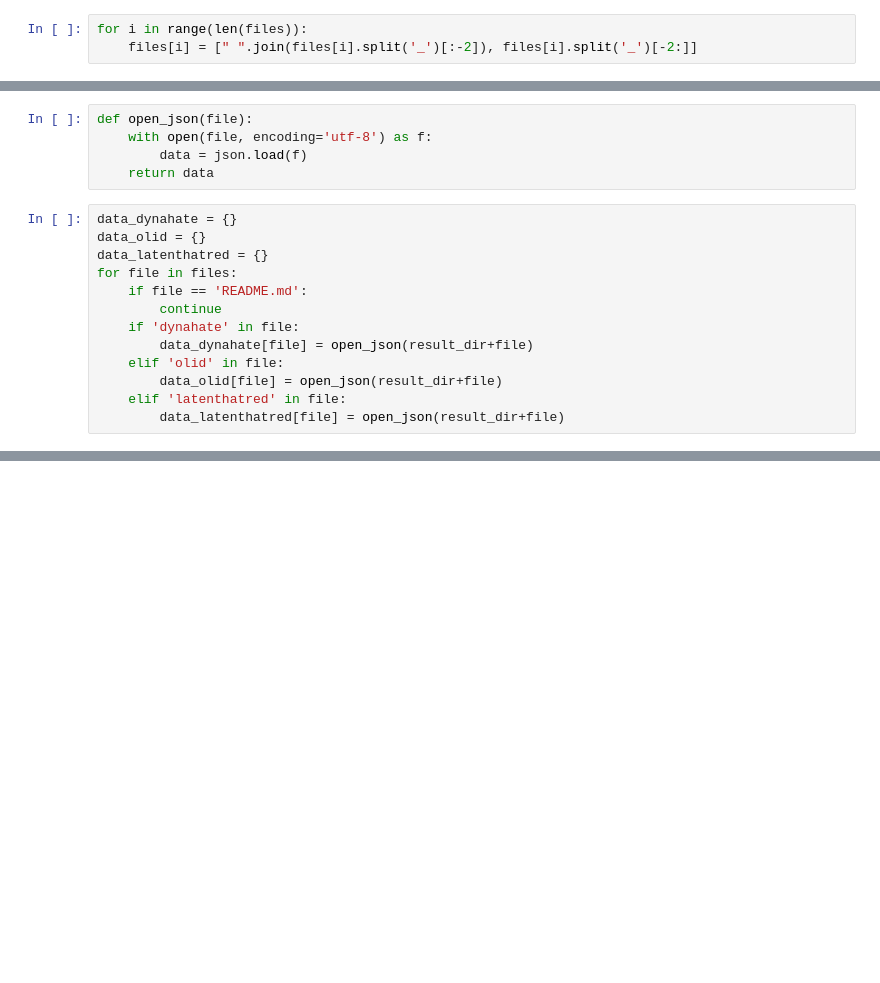
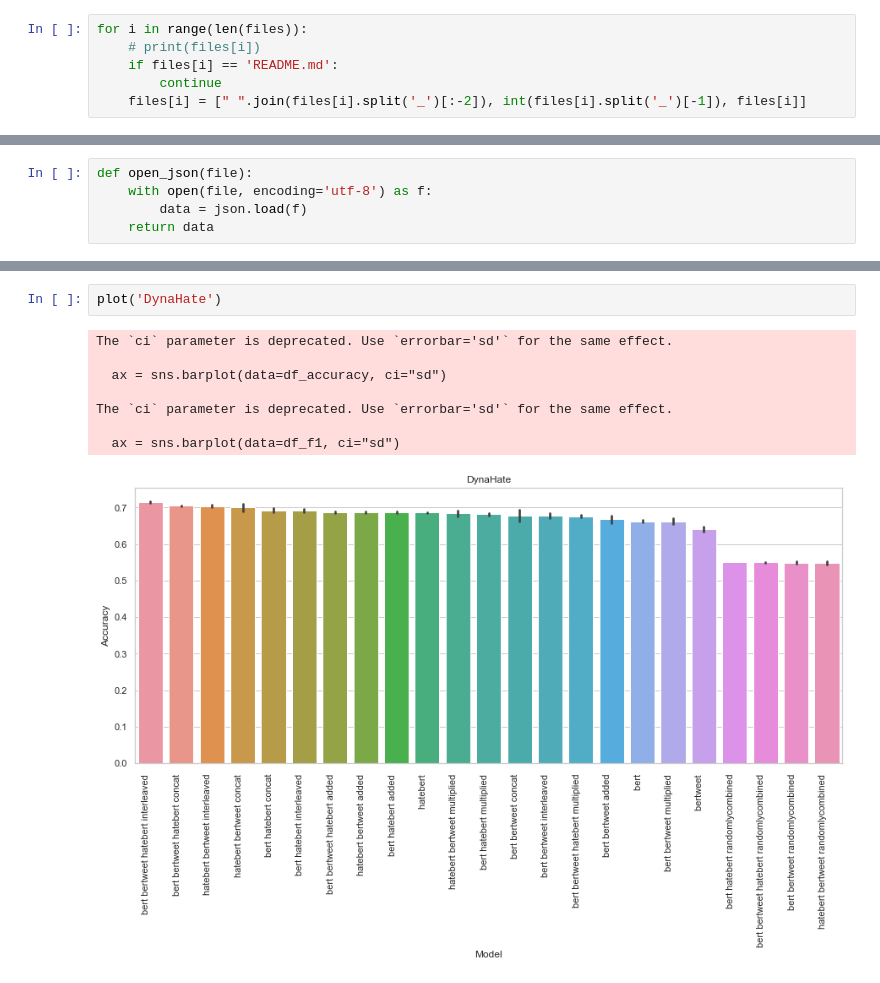
Before and after one commit to aflah02/The-Art-of-Embedding-Fusion-Optimizing-Hate-Speech-Detection, a Jupyter notebook: Analysis/analyze_seed.ipynb, the cells around one changed output, grey strips where cells are left out. Cells and saved outputs as stored; diff of their text form; blank space fills up the shorter version.

Commit message:
Plots

```diff
--- a/Analysis/analyze_seed.ipynb
+++ b/Analysis/analyze_seed.ipynb
@@ -11,3 +15,6 @@ files = os.listdir(result_dir)
 # %%
 for i in range(len(files)):
-    files[i] = [" ".join(files[i].split('_')[:-2]), files[i].split('_')[-2:]]
+    # print(files[i])
+    if files[i] == 'README.md':
+        continue
+    files[i] = [" ".join(files[i].split('_')[:-2]), int(files[i].split('_')[-1]), files[i]]
@@ -41,16 +23,3 @@ def open_json(file):
     with open(file, encoding='utf-8') as f:
         data = json.load(f)
     return data
-# %%
-data_dynahate = {}
-data_olid = {}
-data_latenthatred = {}
-for file in files:
-    if file == 'README.md':
-        continue
-    if 'dynahate' in file:
-        data_dynahate[file] = open_json(result_dir+file)
-    elif 'olid' in file:
-        data_olid[file] = open_json(result_dir+file)
-    elif 'latenthatred' in file:
-        data_latenthatred[file] = open_json(result_dir+file)
@@ -56,0 +92,11 @@ for file in files:
+# %%
+plot('DynaHate')
+# %% [output]
+The `ci` parameter is deprecated. Use `errorbar='sd'` for the same effect.
+
+  ax = sns.barplot(data=df_accuracy, ci="sd")
+
+The `ci` parameter is deprecated. Use `errorbar='sd'` for the same effect.
+
+  ax = sns.barplot(data=df_f1, ci="sd")
+[figure, added]
```
Also changed, not shown: parts of 8 cells of this notebook, 18 other files.
